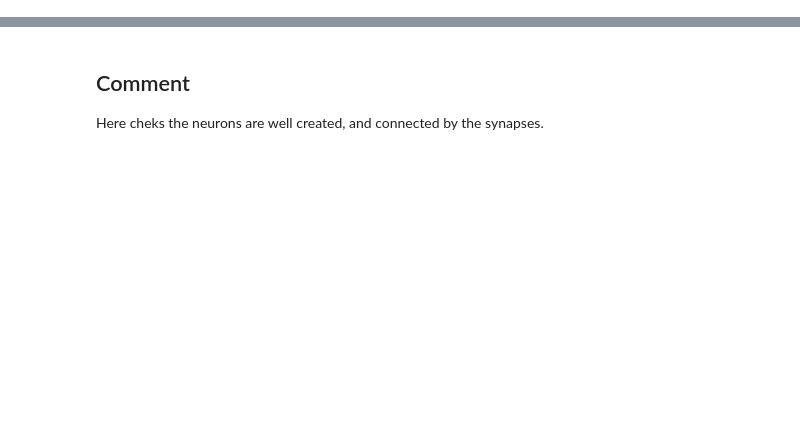
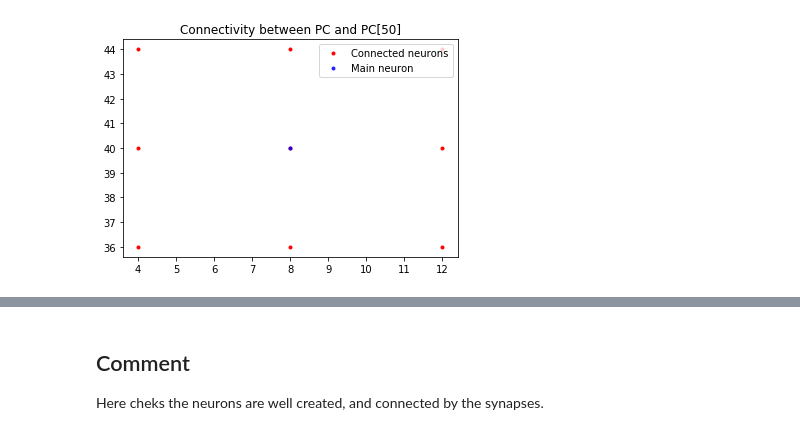
Before and after one commit to Victoriad1996/SemesterProject, a Jupyter notebook: SimpleFairhall/first_project_oop_plots.ipynb, the cells around one changed output, grey strips where cells are left out. Saved outputs shown, nothing was run; the diff lists cells and outputs as text; code cells hidden in the pictures; blank space fills up the shorter version.

```diff
--- a/SimpleFairhall/first_project_oop_plots.ipynb
+++ b/SimpleFairhall/first_project_oop_plots.ipynb
@@ -22,0 +37,7 @@ fm1.plot_neuron_distances(50)
+# %%
+#plot_distance(PC, 0, rows, cols)
+
+plot_connectivity(fm1, [fm1.SPC], "PC[" +str(50)+ "]" , 50)
+show()
+# %% [output]
+[figure, added]
```
Also changed, not shown: parts of 24 cells of this notebook, 2 other files.
